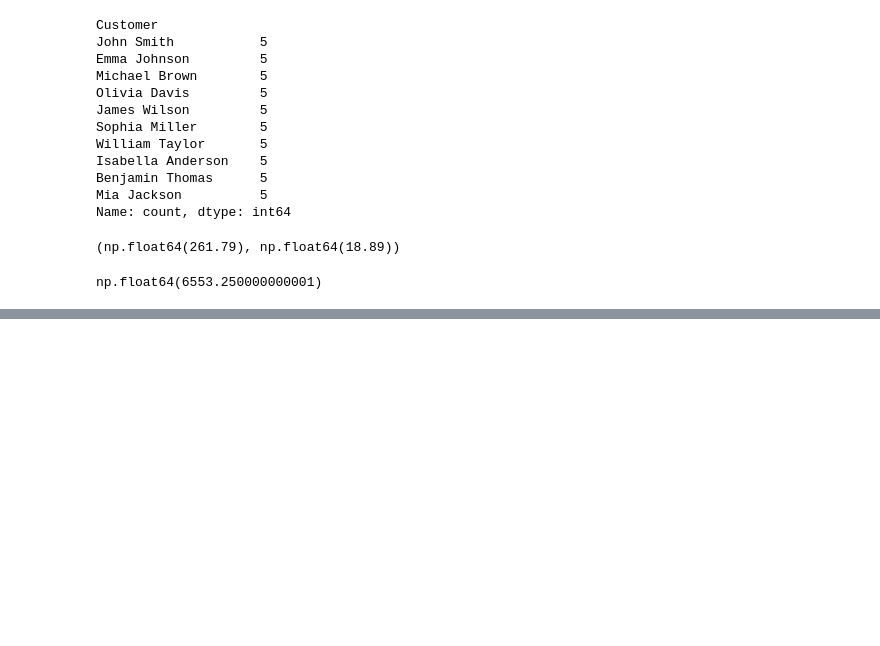
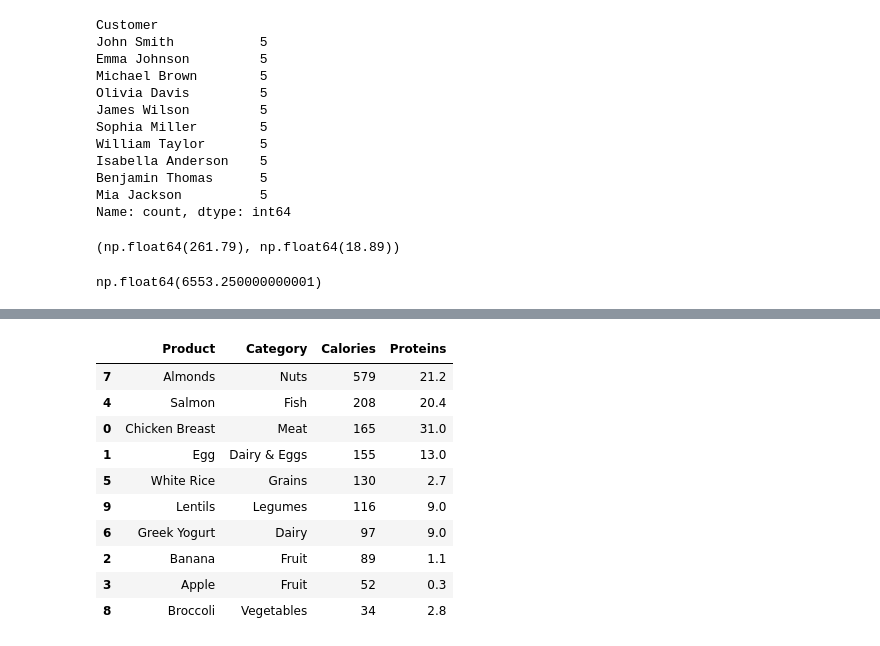
Before and after one commit to MammadovKamranIT/Jupyter, a Jupyter notebook: Books.ipynb, the cells around one changed output, grey strips where cells are left out. Drawn from its saved outputs; the diff is of its cells as text; code cells hidden in the pictures; blank space fills up the shorter version.

```diff
--- a/Books.ipynb
+++ b/Books.ipynb
@@ -133,0 +186,15 @@ np.float64(6553.250000000001)
+# %%
+sortedDf2 = df2.sort_values(by='Calories', ascending=False)
+sortedDf2
+# %% [output]
+|  | Product | Category | Calories | Proteins |
+| 7 | Almonds | Nuts | 579 | 21.2 |
+| 4 | Salmon | Fish | 208 | 20.4 |
+| 0 | Chicken Breast | Meat | 165 | 31.0 |
+| 1 | Egg | Dairy & Eggs | 155 | 13.0 |
+| 5 | White Rice | Grains | 130 | 2.7 |
+| 9 | Lentils | Legumes | 116 | 9.0 |
+| 6 | Greek Yogurt | Dairy | 97 | 9.0 |
+| 2 | Banana | Fruit | 89 | 1.1 |
+| 3 | Apple | Fruit | 52 | 0.3 |
+| 8 | Broccoli | Vegetables | 34 | 2.8 |
```
Also changed, not shown: parts of 13 cells of this notebook.
